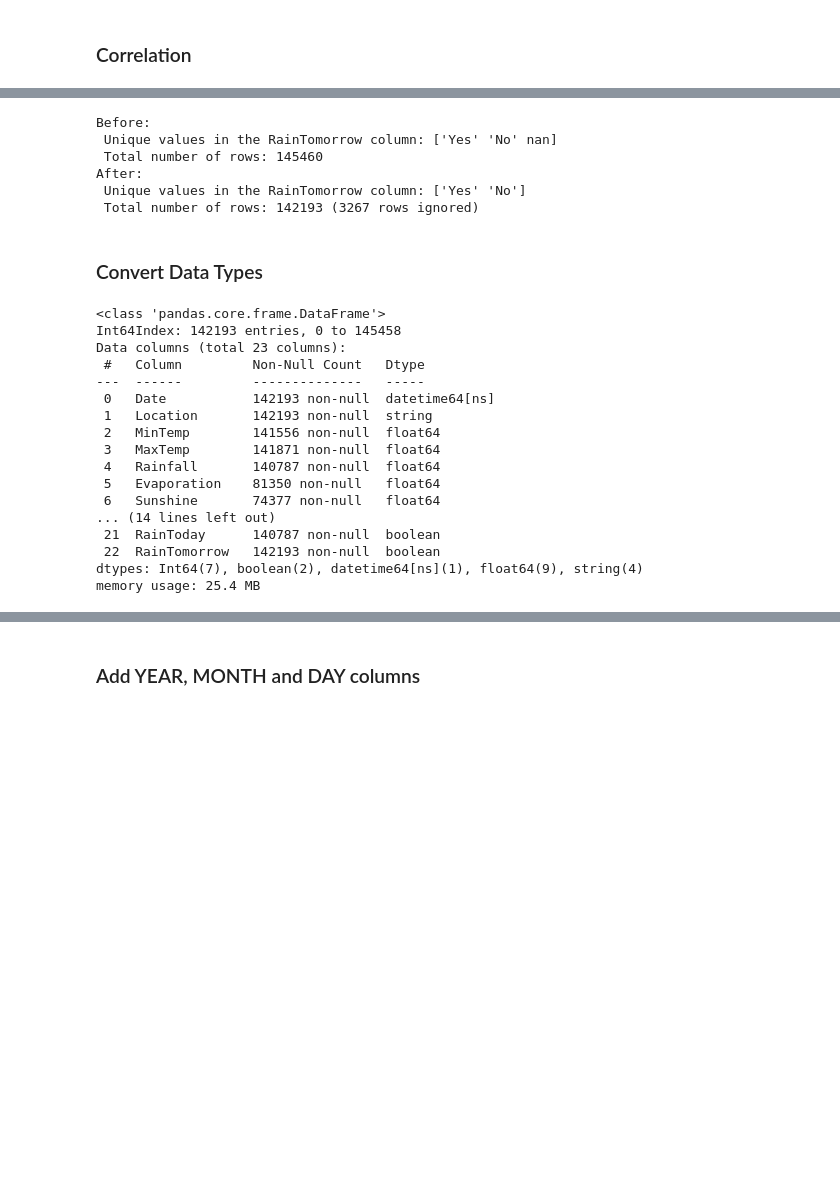
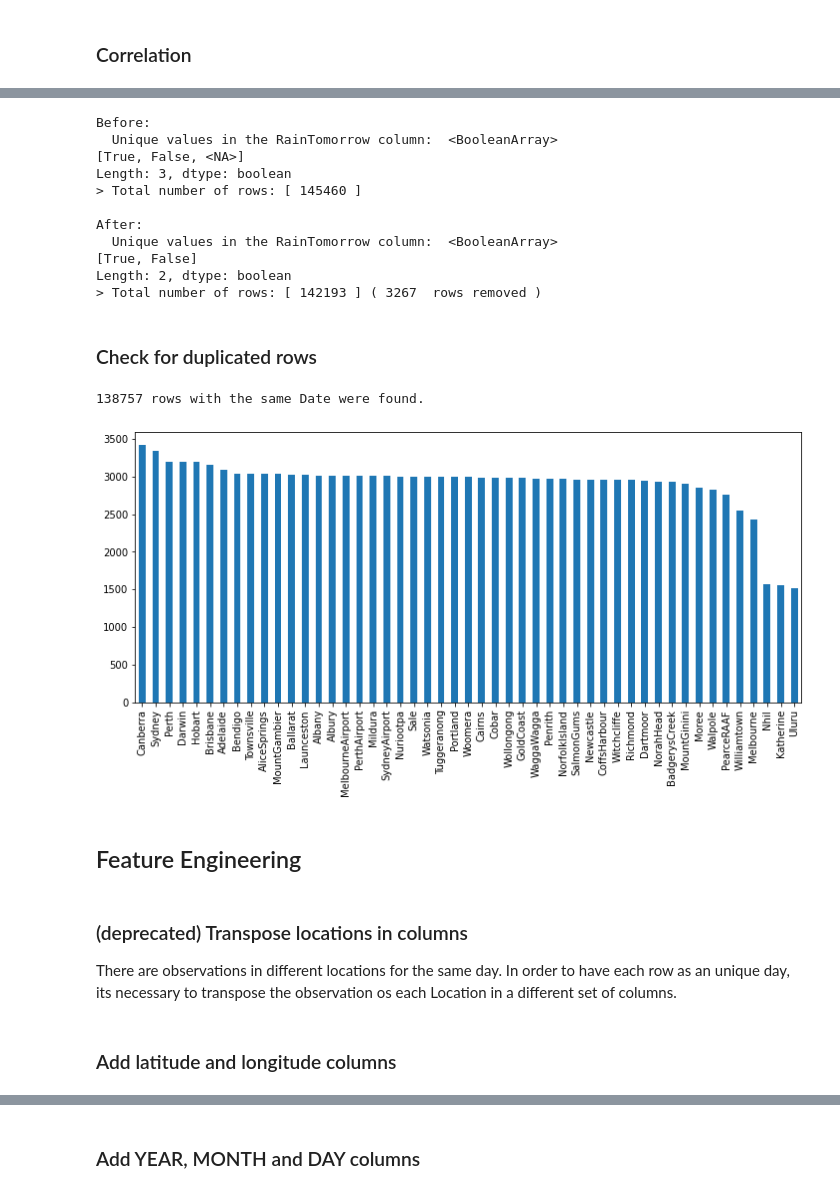
Before and after one commit to marlonrcfranco/weather-guru, a Jupyter notebook: weather_guru.ipynb, the cells around one changed output, grey strips where cells are left out. Saved outputs shown, nothing was run; the diff lists cells and outputs as text; code cells hidden in the pictures; blank space fills up the shorter version.

```diff
--- a/weather_guru.ipynb
+++ b/weather_guru.ipynb
@@ -164,48 +162,40 @@ plt.title('Correlation Matrix', fontsize=16);
 # %%
 # There are null values (nan) in the RainTomorrow column
-print("Before:\n Unique values in the RainTomorrow column: " + str(weather_df.RainTomorrow.unique()))
+print("Before:\n  Unique values in the RainTomorrow column: ", weather_df.RainTomorrow.unique())
 rows_before = len(weather_df)
-print(" Total number of rows: " + str(rows_before))
+print("> Total number of rows: [", rows_before, "]")
 # Select only the not-null rows
 weather_df = weather_df[weather_df.RainTomorrow.notna()]
-print("After:\n Unique values in the RainTomorrow column: " + str(weather_df.RainTomorrow.unique()))
+print("\nAfter:\n  Unique values in the RainTomorrow column: ", weather_df.RainTomorrow.unique())
 rows_after = len(weather_df)
-print(" Total number of rows: " + str(rows_after) + " (" + str(rows_before-rows_after) +  " rows ignored)")
+print("> Total number of rows: [", rows_after, "] (", (rows_before-rows_after) , " rows removed )")
 # %% [output]
 Before:
- Unique values in the RainTomorrow column: ['Yes' 'No' nan]
- Total number of rows: 145460
+  Unique values in the RainTomorrow column:  <BooleanArray>
+[True, False, <NA>]
+Length: 3, dtype: boolean
+> Total number of rows: [ 145460 ]
+
 After:
- Unique values in the RainTomorrow column: ['Yes' 'No']
- Total number of rows: 142193 (3267 rows ignored)
+  Unique values in the RainTomorrow column:  <BooleanArray>
+[True, False]
+Length: 2, dtype: boolean
+> Total number of rows: [ 142193 ] ( 3267  rows removed )
-# %% [markdown]
-### Convert Data Types
-# %%
-# Map 'Yes' and 'No' to True and False to infer boolean values
-weather_df.RainToday = weather_df.RainToday.map(dict(Yes=True, No=False))
-weather_df.RainTomorrow = weather_df.RainTomorrow.map(dict(Yes=True, No=False))
-
-# Convert data types
-weather_df['Date'] = pd.to_datetime(weather_df['Date'])
-weather_df = weather_df.convert_dtypes()
-
-# Visualize new data types
-weather_df.info()
-# %% [output]
-<class 'pandas.core.frame.DataFrame'>
-Int64Index: 142193 entries, 0 to 145458
-Data columns (total 23 columns):
- #   Column         Non-Null Count   Dtype
----  ------         --------------   -----
- 0   Date           142193 non-null  datetime64[ns]
- 1   Location       142193 non-null  string
- 2   MinTemp        141556 non-null  float64
- 3   MaxTemp        141871 non-null  float64
- 4   Rainfall       140787 non-null  float64
- 5   Evaporation    81350 non-null   float64
- 6   Sunshine       74377 non-null   float64
-... (14 lines left out)
- 21  RainToday      140787 non-null  boolean
- 22  RainTomorrow   142193 non-null  boolean
-dtypes: Int64(7), boolean(2), datetime64[ns](1), float64(9), string(4)
-memory usage: 25.4 MB
+# %% [markdown]
+### Check for duplicated rows
+# %%
+# Check if exists duplicated rows based on all columns
+duplicateRowsDF = weather_df[weather_df.duplicated()]
+if len(duplicateRowsDF)!=0: print("Identical rows were found!")
+
+# Check if exists is duplicated rows based on 'Date' column
+duplicateRowsDF = weather_df[weather_df.duplicated(['Date'])]
+if len(duplicateRowsDF)!=0:
+  print(len(duplicateRowsDF),"rows with the same Date were found.\n")
+# %% [output]
+138757 rows with the same Date were found.
+# %%
+weather_df['Location'].value_counts().plot.bar(figsize=(12,5))
+plt.show()
+# %% [output]
+[figure, added]
@@ -211,0 +205,6 @@ memory usage: 25.4 MB
+# %% [markdown]
+## Feature Engineering
+# %% [markdown]
+### (deprecated) Transpose locations in columns
+
+There are observations in different locations for the same day. In order to have each row as an unique day, its necessary to transpose the observation os each Location in a different set of columns.
@@ -211,0 +223,2 @@ memory usage: 25.4 MB
+# %% [markdown]
+### Add latitude and longitude columns
```
Also changed, not shown: parts of 30 cells of this notebook.
